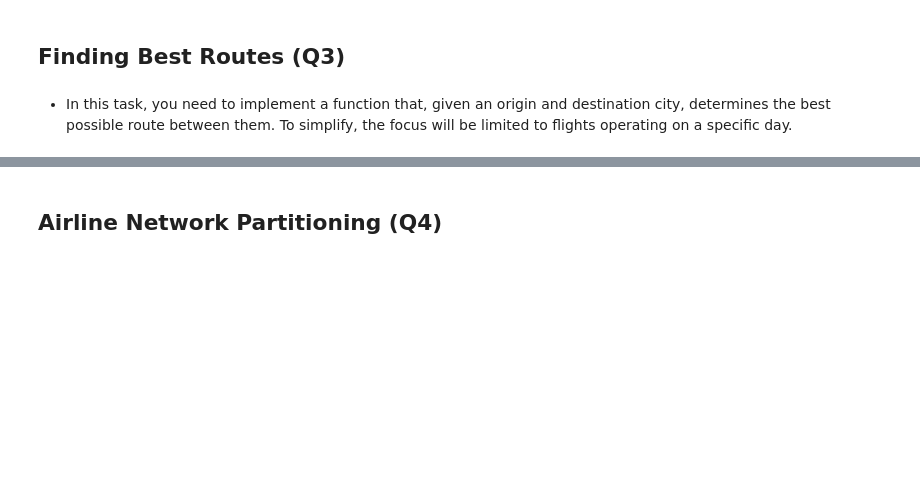
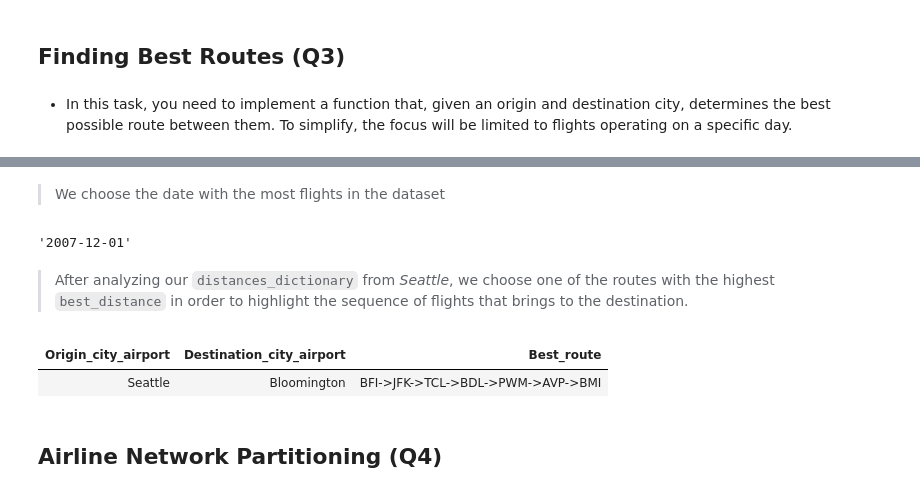
Before and after one commit to zimmy11/ADM-HW5, a Jupyter notebook: main.ipynb, the cells around one changed output, grey strips where cells are left out. Saved outputs shown, nothing was run; the diff lists cells and outputs as text; code cells hidden in the pictures; blank space fills up the shorter version.

```diff
--- a/main.ipynb
+++ b/main.ipynb
@@ -44,6 +42,6 @@ df.head()
 # %%
 df = df.dropna()
-
+df = df[df['Origin_airport'] != df['Destination_airport']]
 df.head()
 # %% [output]
 |  | Origin_airport | Destination_airport | Origin_city | Destination_city | Passengers | Seats | Flights | ... |
@@ -564,3 +579,22 @@ ____
+# %% [markdown]
+> We choose the date with the most flights in the dataset
+# %%
+Date = df.groupby('Fly_date')['Origin_airport'].count().idxmax()
+Date
+# %% [output]
+'2007-12-01'
+# %% [markdown]
+> After analyzing our `distances_dictionary` from *Seattle*, we choose one of the routes with the highest `best_distance` in order to highlight the sequence of flights that brings to the destination.
+# %%
+Origin_city = "Seattle"
+Destination_city = "Bloomington"
+
+table = functions.compute_best_route(graph, Origin_city, Destination_city, Date)
+# To hide the index of the row (only row of the dataframe)
+table.style.hide(axis="index")
+# %% [output]
+| Origin_city_airport | Destination_city_airport | Best_route |
+| Seattle | Bloomington | BFI->JFK->TCL->BDL->PWM->AVP->BMI |
 # %% [markdown]
 ## **Airline Network Partitioning (Q4)**
 # %% [markdown]
```
Also changed, not shown: parts of 3 cells of this notebook, 2 other files.
